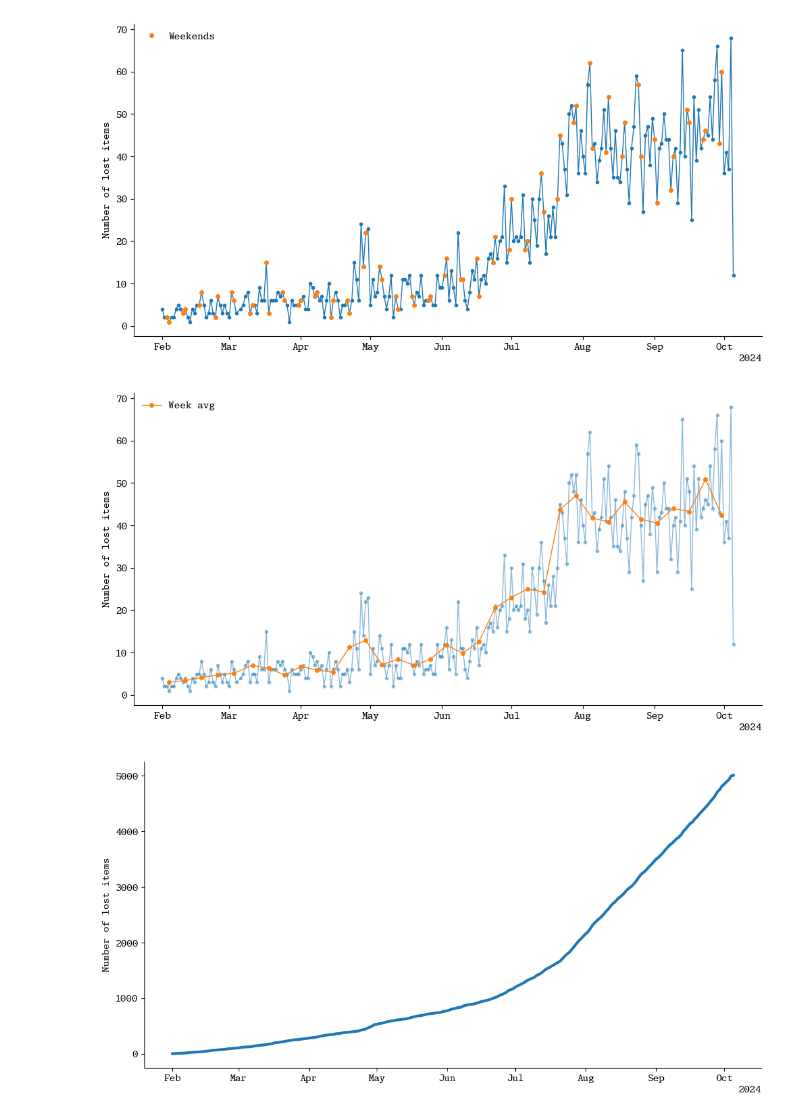
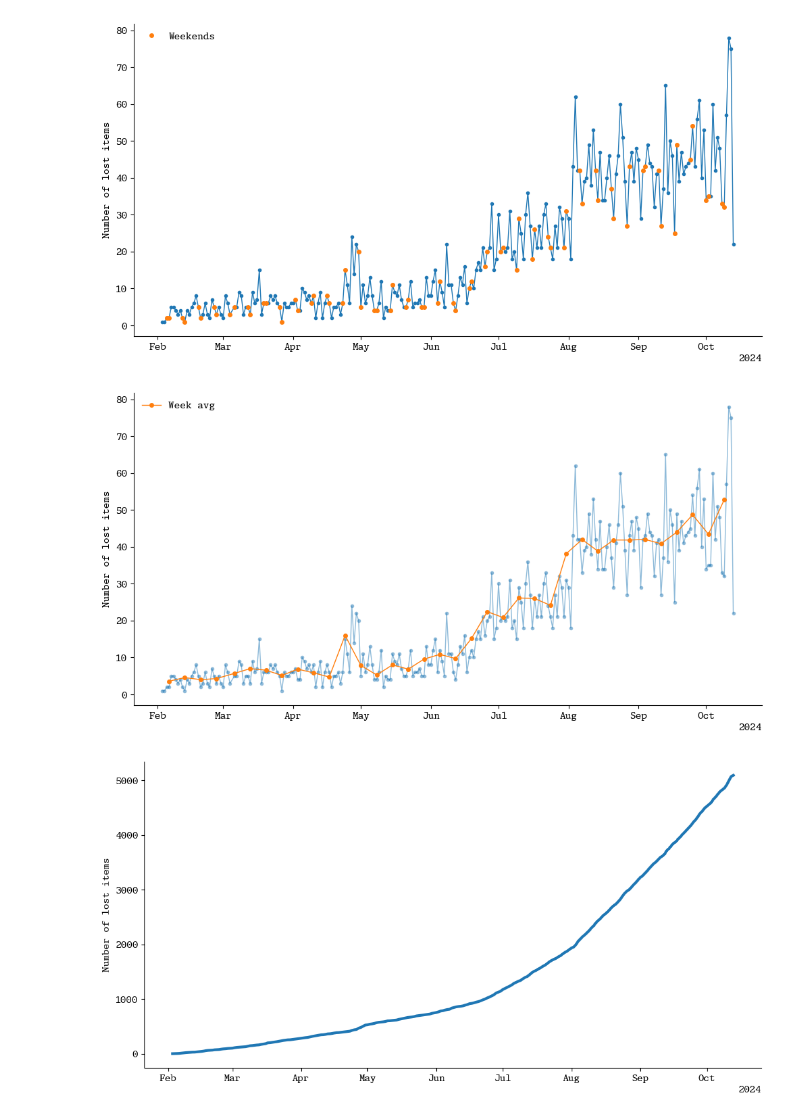
Before and after one commit to michaszko/lost-and-found-trains, a Jupyter notebook: missing.ipynb, the cells around one changed output. Saved outputs shown, nothing was run; the diff lists cells and outputs as text; code cells hidden in the pictures.

```diff
--- a/missing.ipynb
+++ b/missing.ipynb
@@ -10,8 +59,8 @@ plt.rcParams["font.family"] = "MonaspiceXe NFM"
 # %%
 # Read the data
-df = pd.read_csv("table_10_05.csv", header=None)
-df[0] = pd.to_datetime(df[0], format="%Y-%m-%d")
-df[5] = df[0].dt.weekday
+df = pd.read_csv("lost_and_found.csv")
+df["Dzień Znalezienia"] = pd.to_datetime(df["Dzień Znalezienia"], format="%Y-%m-%d")
+df["Dzień tygodnia"] = df["Dzień Znalezienia"].dt.weekday
 
 df.head()
 # %% [output]
@@ -24,8 +73,11 @@ df.head()
 # %%
 corrections = json.load(open("./corrections.txt"))
 
-df[4] = df[4].str.title()
-df[3] = df[3].str.title()
-df[3] = df[3].replace(corrections)
+df["Stacja Znalezienia"] = df["Stacja Znalezienia"].str.title()
+df["Stacja Znalezienia"] = df["Stacja Znalezienia"].replace(corrections)
+
+df["Rodzaj Rzeczy"] = df["Rodzaj Rzeczy"].str.title()
+
+df["Relacja Pociągu"] = df["Relacja Pociągu"].str.title()
 
 # sorted(df[3].dropna().astype(str).unique())
@@ -32,34 +98,34 @@ df[3] = df[3].replace(corrections)
 # %%
 # Items lost in time, with weekends highlighted
 
-counts = df.groupby(0).count()[1]
+counts = df.groupby("Dzień Znalezienia").count()["Rodzaj Rzeczy"]
 
 date = counts.index
 val = counts.values
 
 fig, ax = plt.subplots(1, figsize=(12,6))
 
 ax.plot(date, val, lw=1, marker=".")
 ax.plot(date[2::7], val[2::7], lw=0, marker=".", c="tab:orange", ms=8, label="Weekends")
 ax.plot(date[3::7], val[3::7], lw=0, marker=".", c="tab:orange", ms=8)
 
 ax.set_ylabel("Number of lost items")
 
 ax.spines[['right', 'top']].set_visible(False)
 
 ax.xaxis.set_major_formatter(
     mdates.ConciseDateFormatter(ax.xaxis.get_major_locator()))
 
 ax.legend(frameon=False)
 
 plt.savefig("./img/number_of_lost_items_weekends.svg", bbox_inches='tight', transparent=True, pad_inches=0)
 plt.show()
 # %% [output]
-[figure, old version]
+[figure, new version]
 # %%
 # Items lost in time, with weekly average
 
-counts = df.groupby(0).count()[1]
+counts = df.groupby("Dzień Znalezienia").count()["Rodzaj Rzeczy"]
 
 date = counts.index
 val = counts.values
@@ -88,11 +154,11 @@ ax.legend(frameon=False)
 plt.savefig("./img/number_of_lost_items.svg", bbox_inches='tight', transparent=True, pad_inches=0)
 plt.show()
 # %% [output]
-[figure, old version]
+[figure, new version]
 # %%
 # Cummulative
 
-counts = df.groupby(0).count()[1]
+counts = df.groupby("Dzień Znalezienia").count()["Rodzaj Rzeczy"]
 
 date = counts.index
 val = counts.values
@@ -111,7 +177,7 @@ ax.xaxis.set_major_formatter(
 plt.savefig("./img/number_of_lost_items_cum.svg", bbox_inches='tight', transparent=True, pad_inches=0)
 plt.show()
 # %% [output]
-[figure, old version]
+[figure, new version]
 # %%
 # Weekly distribution
 
```
Also changed, not shown: parts of 12 cells of this notebook, 2 other files.
